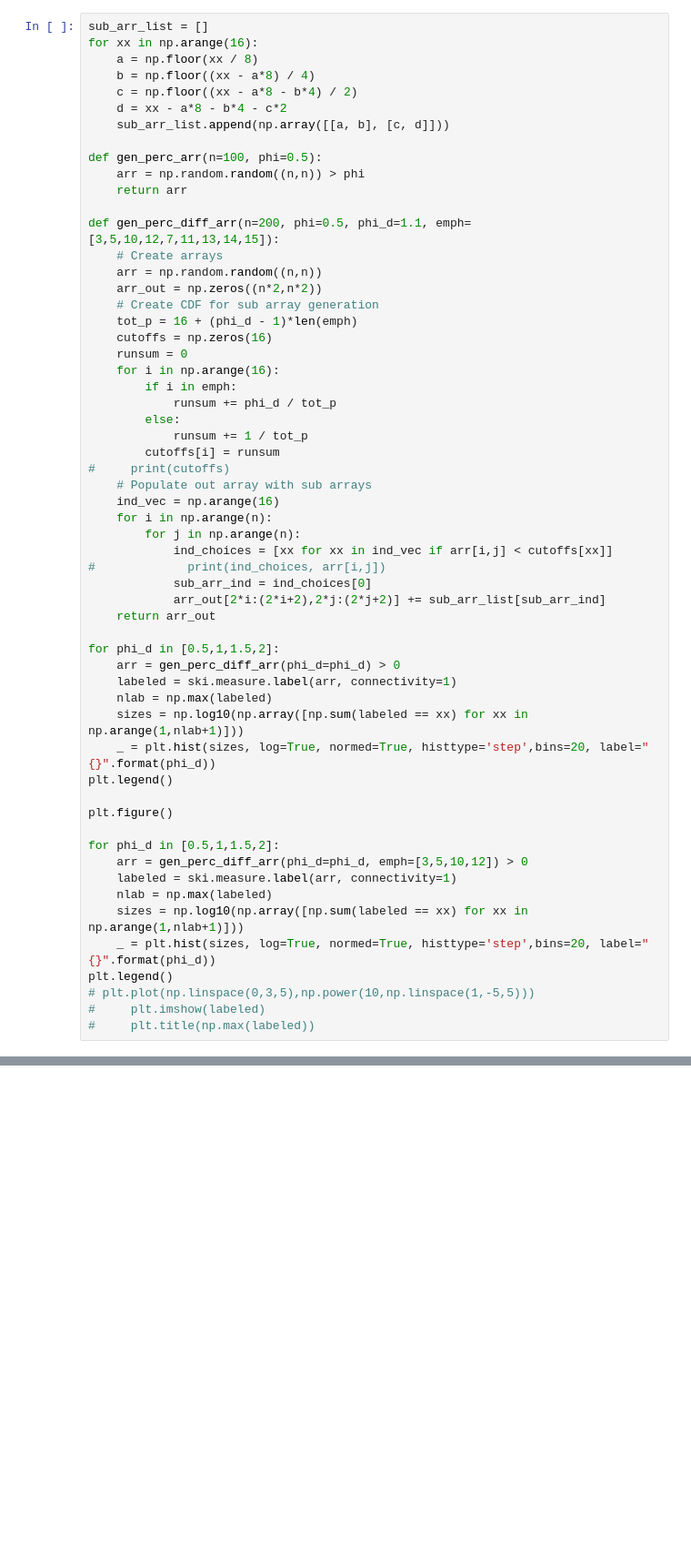
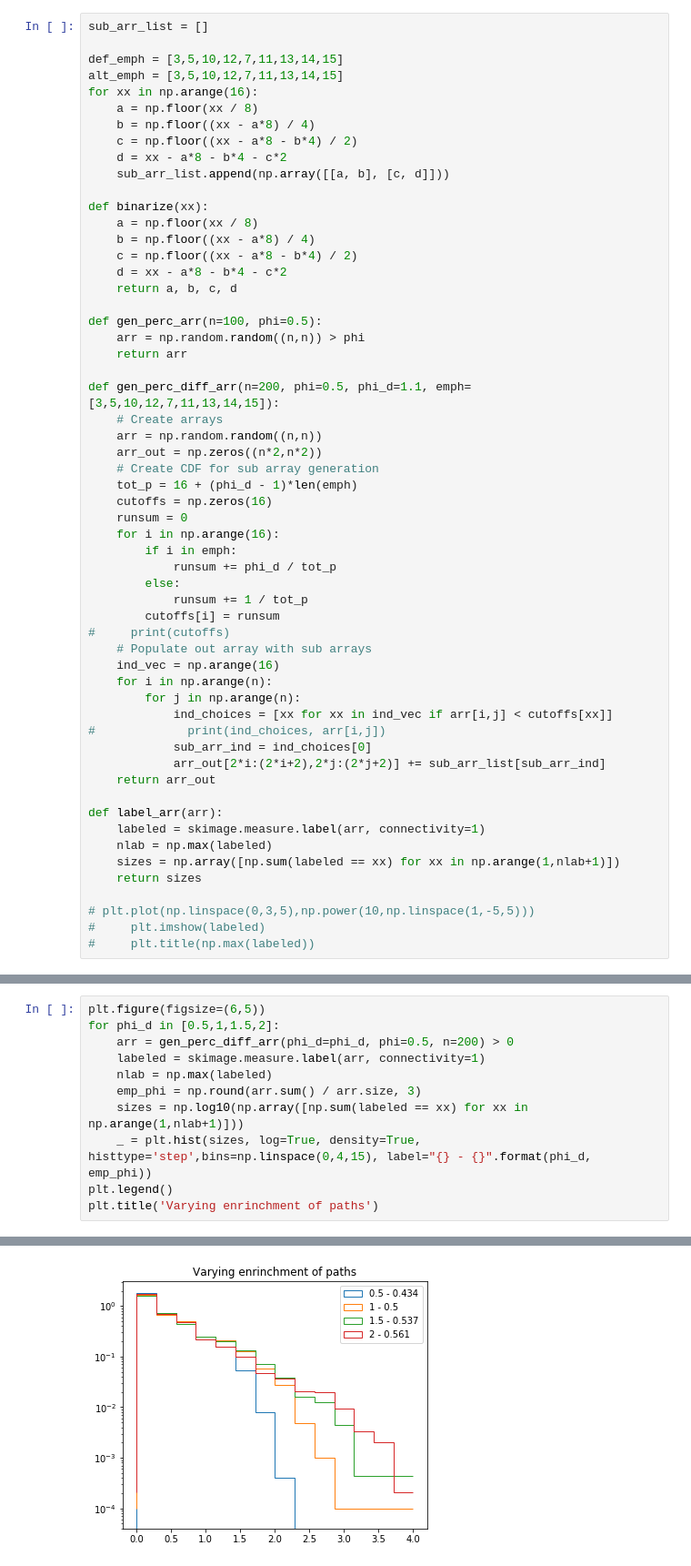
Before and after one commit to boospooky/omnitray-modeling, a Jupyter notebook: omnitray-modeling/percolation.ipynb, the cells around one changed output, grey strips where cells are left out. Shown at 91% size. Saved outputs shown, nothing was run; the diff lists cells and outputs as text; blank space fills up the shorter version.

```diff
--- a/omnitray-modeling/percolation.ipynb
+++ b/omnitray-modeling/percolation.ipynb
@@ -7,11 +40,21 @@ np.choose?
 # %%
 sub_arr_list = []
+
+def_emph = [3,5,10,12,7,11,13,14,15]
+alt_emph = [3,5,10,12,7,11,13,14,15]
 for xx in np.arange(16):
     a = np.floor(xx / 8)
     b = np.floor((xx - a*8) / 4)
     c = np.floor((xx - a*8 - b*4) / 2)
     d = xx - a*8 - b*4 - c*2
     sub_arr_list.append(np.array([[a, b], [c, d]]))
+
+def binarize(xx):
+    a = np.floor(xx / 8)
+    b = np.floor((xx - a*8) / 4)
+    c = np.floor((xx - a*8 - b*4) / 2)
+    d = xx - a*8 - b*4 - c*2
+    return a, b, c, d
 
 def gen_perc_arr(n=100, phi=0.5):
     arr = np.random.random((n,n)) > phi
@@ -42,23 +85,12 @@ def gen_perc_diff_arr(n=200, phi=0.5, phi_d=1.1, emph=[3,5,10,12,7,11,13,14,15])
             arr_out[2*i:(2*i+2),2*j:(2*j+2)] += sub_arr_list[sub_arr_ind]
     return arr_out
 
-for phi_d in [0.5,1,1.5,2]:
-    arr = gen_perc_diff_arr(phi_d=phi_d) > 0
-    labeled = ski.measure.label(arr, connectivity=1)
+def label_arr(arr):
+    labeled = skimage.measure.label(arr, connectivity=1)
     nlab = np.max(labeled)
-    sizes = np.log10(np.array([np.sum(labeled == xx) for xx in np.arange(1,nlab+1)]))
-    _ = plt.hist(sizes, log=True, normed=True, histtype='step',bins=20, label="{}".format(phi_d))
-plt.legend()
+    sizes = np.array([np.sum(labeled == xx) for xx in np.arange(1,nlab+1)])
+    return sizes
 
-plt.figure()
-
-for phi_d in [0.5,1,1.5,2]:
-    arr = gen_perc_diff_arr(phi_d=phi_d, emph=[3,5,10,12]) > 0
-    labeled = ski.measure.label(arr, connectivity=1)
-    nlab = np.max(labeled)
-    sizes = np.log10(np.array([np.sum(labeled == xx) for xx in np.arange(1,nlab+1)]))
-    _ = plt.hist(sizes, log=True, normed=True, histtype='step',bins=20, label="{}".format(phi_d))
-plt.legend()
 # plt.plot(np.linspace(0,3,5),np.power(10,np.linspace(1,-5,5)))
 #     plt.imshow(labeled)
 #     plt.title(np.max(labeled))
@@ -81,0 +97,12 @@ array([0., 0., 0., 0., 0., 0., 0., 0., 0., 0., 0., 0., 0., 0., 0., 0.])
+# %%
+plt.figure(figsize=(6,5))
+for phi_d in [0.5,1,1.5,2]:
+    arr = gen_perc_diff_arr(phi_d=phi_d, phi=0.5, n=200) > 0
+    labeled = skimage.measure.label(arr, connectivity=1)
+    nlab = np.max(labeled)
+    emp_phi = np.round(arr.sum() / arr.size, 3)
+    sizes = np.log10(np.array([np.sum(labeled == xx) for xx in np.arange(1,nlab+1)]))
+    _ = plt.hist(sizes, log=True, density=True, histtype='step',bins=np.linspace(0,4,15), label="{} - {}".format(phi_d, emp_phi))
+plt.legend()
+plt.title('Varying enrinchment of paths')
+# %% [output]
@@ -81,0 +110 @@ array([0., 0., 0., 0., 0., 0., 0., 0., 0., 0., 0., 0., 0., 0., 0., 0.])
+[figure, added]
```
Also changed, not shown: parts of 11 cells of this notebook.
